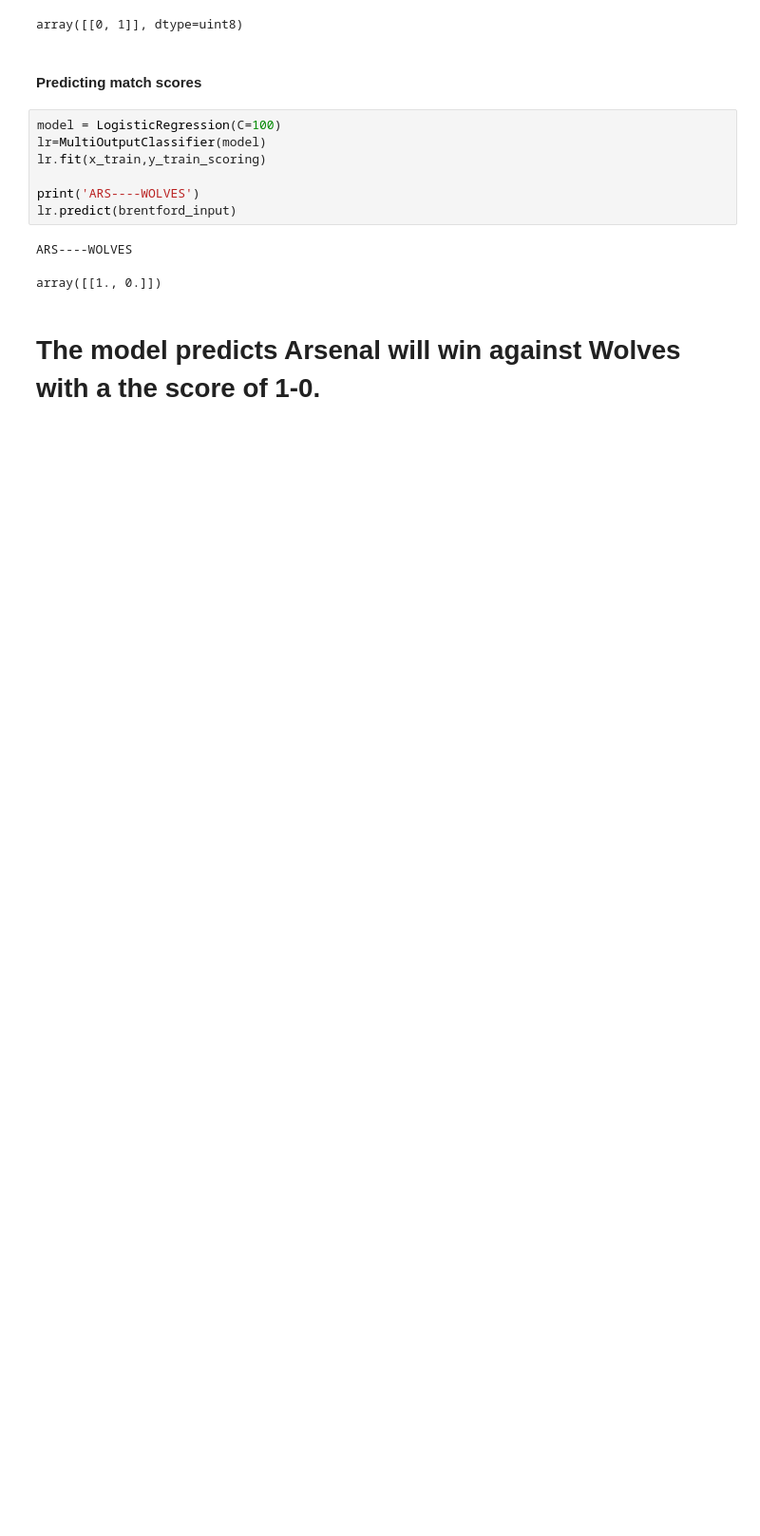
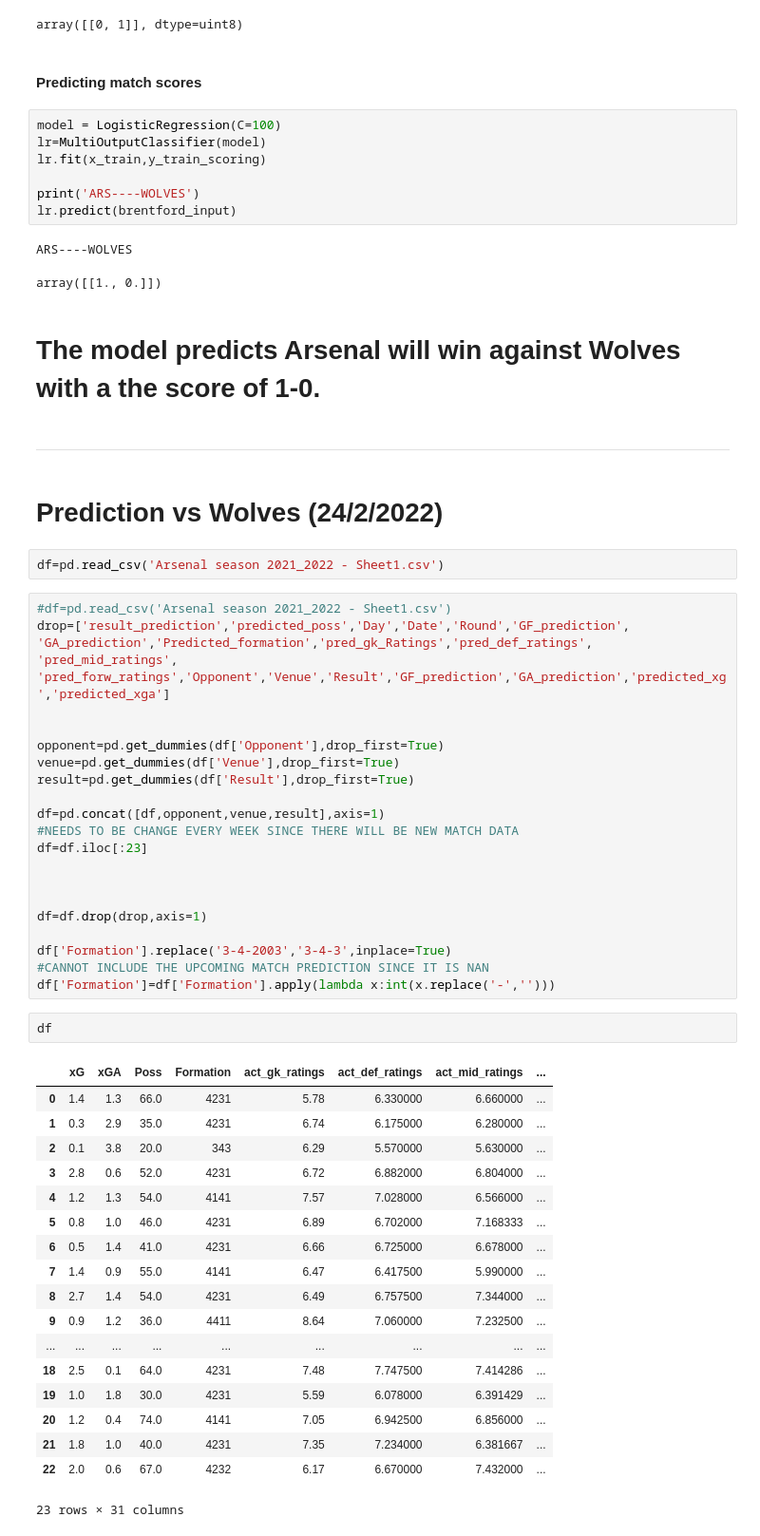
Before and after one commit to alepnabil/Arsenal_match_predictions, a Jupyter notebook: 2021-2022 season/updated_weekly_prediction.ipynb, the cells around one changed output. Shown: that part at 95% size. Saved outputs shown, nothing was run; the diff lists cells and outputs as text; blank space fills up the shorter version.

Commit message:
add prediction against wolves

```diff
--- a/2021-2022 season/updated_weekly_prediction.ipynb
+++ b/2021-2022 season/updated_weekly_prediction.ipynb
@@ -403,3 +403,50 @@ ARS----WOLVES
 array([[1., 0.]])
 # %% [markdown]
 # The model predicts Arsenal will win against Wolves with a the score of 1-0.
+# %% [markdown]
+***
+# %% [markdown]
+# Prediction vs Wolves (24/2/2022)
+# %%
+df=pd.read_csv('Arsenal season 2021_2022 - Sheet1.csv')
+# %%
+#df=pd.read_csv('Arsenal season 2021_2022 - Sheet1.csv')
+drop=['result_prediction','predicted_poss','Day','Date','Round','GF_prediction', 'GA_prediction','Predicted_formation','pred_gk_Ratings','pred_def_ratings', 'pred_mid_ratings', 'pred_forw_ratings','Opponent','Venue','Result','GF_prediction','GA_prediction','predicted_xg','predicted_xga']
+
+
+opponent=pd.get_dummies(df['Opponent'],drop_first=True)
+venue=pd.get_dummies(df['Venue'],drop_first=True)
+result=pd.get_dummies(df['Result'],drop_first=True)
+
+df=pd.concat([df,opponent,venue,result],axis=1)
+#NEEDS TO BE CHANGE EVERY WEEK SINCE THERE WILL BE NEW MATCH DATA
+df=df.iloc[:23]
+
+
+
+df=df.drop(drop,axis=1)
+
+df['Formation'].replace('3-4-2003','3-4-3',inplace=True)
+#CANNOT INCLUDE THE UPCOMING MATCH PREDICTION SINCE IT IS NAN
+df['Formation']=df['Formation'].apply(lambda x:int(x.replace('-','')))
+# %%
+df
+# %% [output]
+|  | xG | xGA | Poss | Formation | act_gk_ratings | act_def_ratings | act_mid_ratings | ... |
+| 0 | 1.4 | 1.3 | 66.0 | 4231 | 5.78 | 6.330000 | 6.660000 | ... |
+| 1 | 0.3 | 2.9 | 35.0 | 4231 | 6.74 | 6.175000 | 6.280000 | ... |
+| 2 | 0.1 | 3.8 | 20.0 | 343 | 6.29 | 5.570000 | 5.630000 | ... |
+| 3 | 2.8 | 0.6 | 52.0 | 4231 | 6.72 | 6.882000 | 6.804000 | ... |
+| 4 | 1.2 | 1.3 | 54.0 | 4141 | 7.57 | 7.028000 | 6.566000 | ... |
+| 5 | 0.8 | 1.0 | 46.0 | 4231 | 6.89 | 6.702000 | 7.168333 | ... |
+| 6 | 0.5 | 1.4 | 41.0 | 4231 | 6.66 | 6.725000 | 6.678000 | ... |
+| 7 | 1.4 | 0.9 | 55.0 | 4141 | 6.47 | 6.417500 | 5.990000 | ... |
+| 8 | 2.7 | 1.4 | 54.0 | 4231 | 6.49 | 6.757500 | 7.344000 | ... |
+| 9 | 0.9 | 1.2 | 36.0 | 4411 | 8.64 | 7.060000 | 7.232500 | ... |
+| ... | ... | ... | ... | ... | ... | ... | ... | ... |
+| 18 | 2.5 | 0.1 | 64.0 | 4231 | 7.48 | 7.747500 | 7.414286 | ... |
+| 19 | 1.0 | 1.8 | 30.0 | 4231 | 5.59 | 6.078000 | 6.391429 | ... |
+| 20 | 1.2 | 0.4 | 74.0 | 4141 | 7.05 | 6.942500 | 6.856000 | ... |
+| 21 | 1.8 | 1.0 | 40.0 | 4231 | 7.35 | 7.234000 | 6.381667 | ... |
+| 22 | 2.0 | 0.6 | 67.0 | 4232 | 6.17 | 6.670000 | 7.432000 | ... |
+23 rows × 31 columns
```
Also changed, not shown: parts of 13 cells of this notebook.
